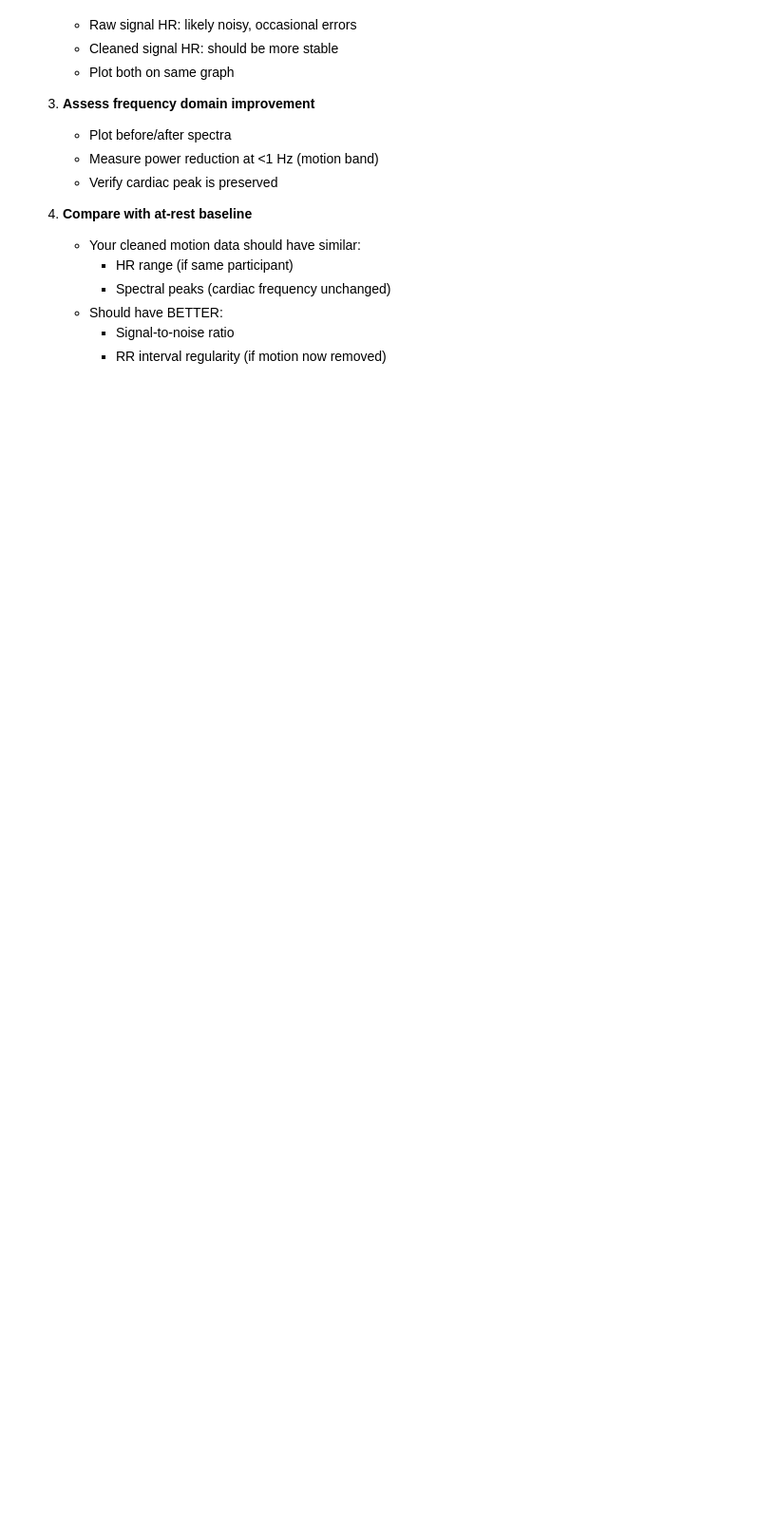
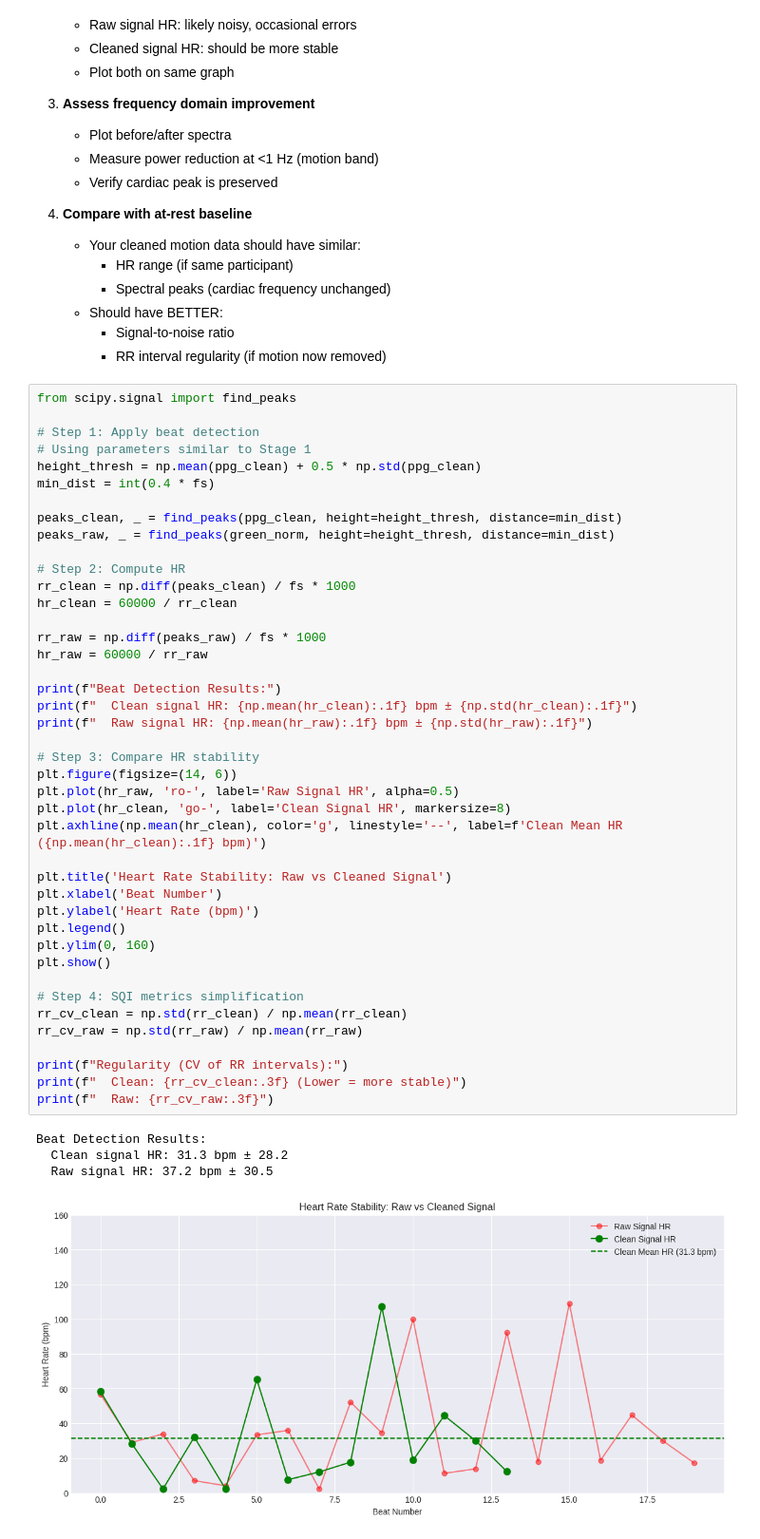
Before and after one commit to ac-pate/Pervasive-Computing-for-Health, a Jupyter notebook: assignment_2/Achal_Patel_Stage_2_Frequency_Domain_Filtering.ipynb, the cells around one changed output. Shown at 95% size. Cells and saved outputs as stored; diff of their text form; blank space fills up the shorter version.

```diff
--- a/assignment_2/Achal_Patel_Stage_2_Frequency_Domain_Filtering.ipynb
+++ b/assignment_2/Achal_Patel_Stage_2_Frequency_Domain_Filtering.ipynb
@@ -543,3 +616,50 @@ After implementing your motion removal, validate it works:
    - Should have BETTER:
      - Signal-to-noise ratio
      - RR interval regularity (if motion now removed)
+# %%
+from scipy.signal import find_peaks
+
+# Step 1: Apply beat detection
+# Using parameters similar to Stage 1
+height_thresh = np.mean(ppg_clean) + 0.5 * np.std(ppg_clean)
+min_dist = int(0.4 * fs)
+
+peaks_clean, _ = find_peaks(ppg_clean, height=height_thresh, distance=min_dist)
+peaks_raw, _ = find_peaks(green_norm, height=height_thresh, distance=min_dist)
+
+# Step 2: Compute HR
+rr_clean = np.diff(peaks_clean) / fs * 1000
+hr_clean = 60000 / rr_clean
+
+rr_raw = np.diff(peaks_raw) / fs * 1000
+hr_raw = 60000 / rr_raw
+
+print(f"Beat Detection Results:")
+print(f"  Clean signal HR: {np.mean(hr_clean):.1f} bpm ± {np.std(hr_clean):.1f}")
+print(f"  Raw signal HR: {np.mean(hr_raw):.1f} bpm ± {np.std(hr_raw):.1f}")
+
+# Step 3: Compare HR stability
+plt.figure(figsize=(14, 6))
+plt.plot(hr_raw, 'ro-', label='Raw Signal HR', alpha=0.5)
+plt.plot(hr_clean, 'go-', label='Clean Signal HR', markersize=8)
+plt.axhline(np.mean(hr_clean), color='g', linestyle='--', label=f'Clean Mean HR ({np.mean(hr_clean):.1f} bpm)')
+
+plt.title('Heart Rate Stability: Raw vs Cleaned Signal')
+plt.xlabel('Beat Number')
+plt.ylabel('Heart Rate (bpm)')
+plt.legend()
+plt.ylim(0, 160)
+plt.show()
+
+# Step 4: SQI metrics simplification
+rr_cv_clean = np.std(rr_clean) / np.mean(rr_clean)
+rr_cv_raw = np.std(rr_raw) / np.mean(rr_raw)
+
+print(f"Regularity (CV of RR intervals):")
+print(f"  Clean: {rr_cv_clean:.3f} (Lower = more stable)")
+print(f"  Raw: {rr_cv_raw:.3f}")
+# %% [output]
+Beat Detection Results:
+  Clean signal HR: 31.3 bpm ± 28.2
+  Raw signal HR: 37.2 bpm ± 30.5
+[figure, added]
```
Also changed, not shown: parts of 10 cells of this notebook, 10 other files.
